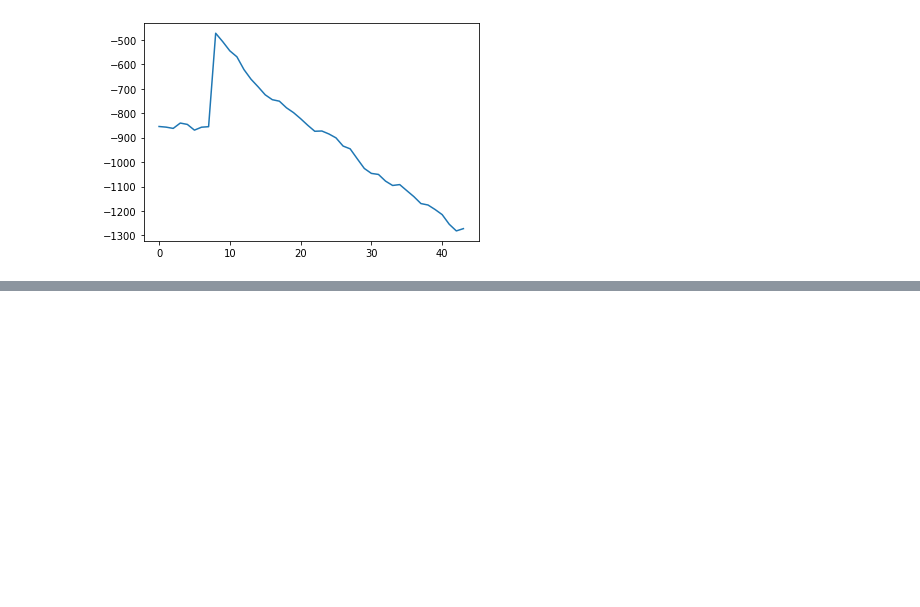
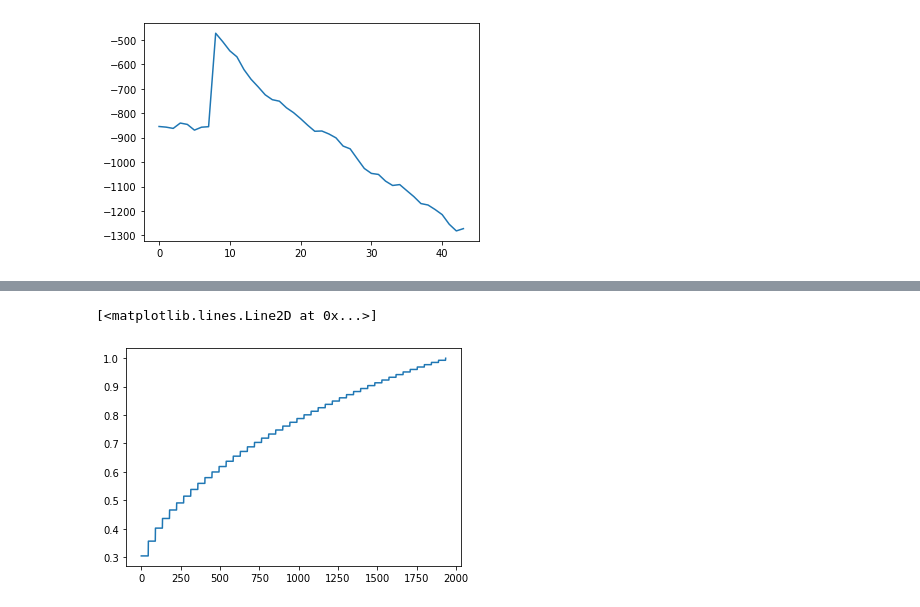
Before and after one commit to ttrapaid/facerecognition, a Jupyter notebook: pca.ipynb, the cells around one changed output, grey strips where cells are left out. Cells and saved outputs as stored; diff of their text form; code cells hidden in the pictures; blank space fills up the shorter version.

```diff
--- a/pca.ipynb
+++ b/pca.ipynb
@@ -153,0 +187,7 @@ plt.show()
+# %%
+U,S,V = np.linalg.svd(a,full_matrices=False)
+sigmas=np.diag(S)
+plt.plot(np.cumsum(sigmas)/np.sum(sigmas))
+# %% [output]
+[<matplotlib.lines.Line2D at 0x...>]
+[figure, added]
```
Also changed, not shown: parts of 8 cells of this notebook.
